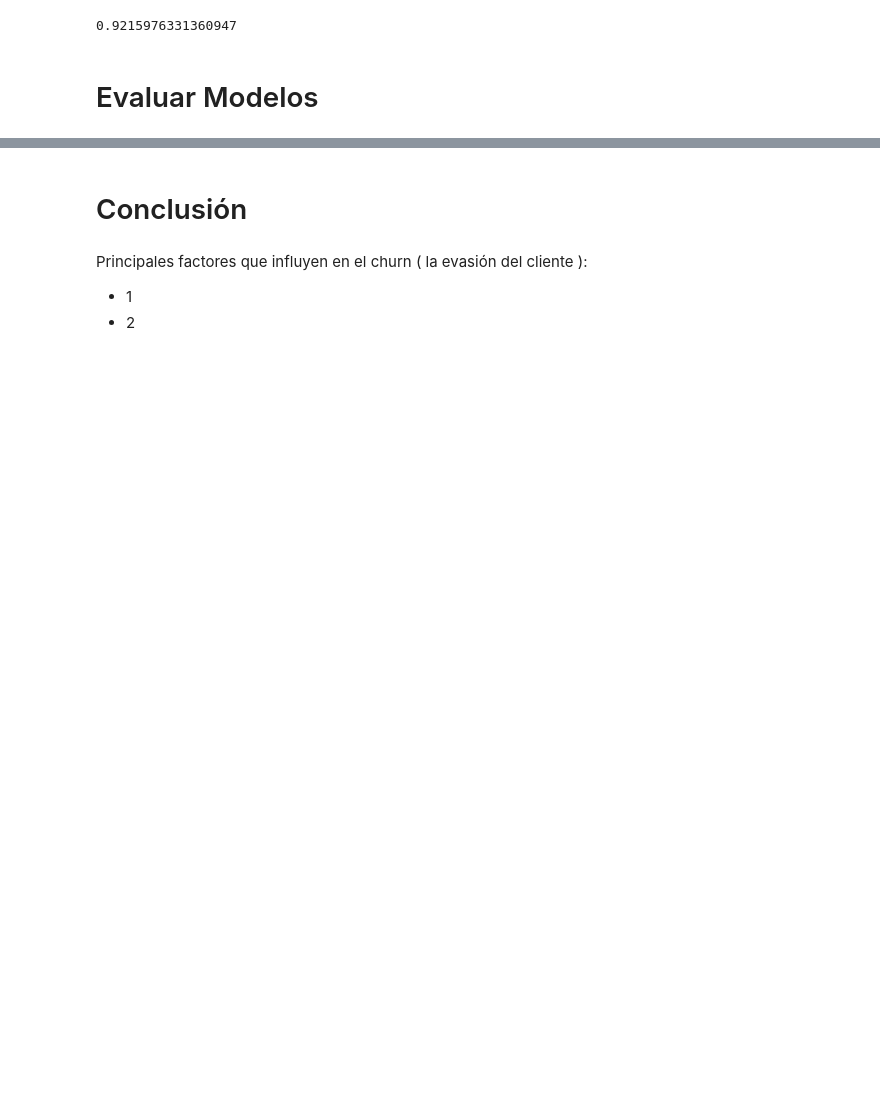
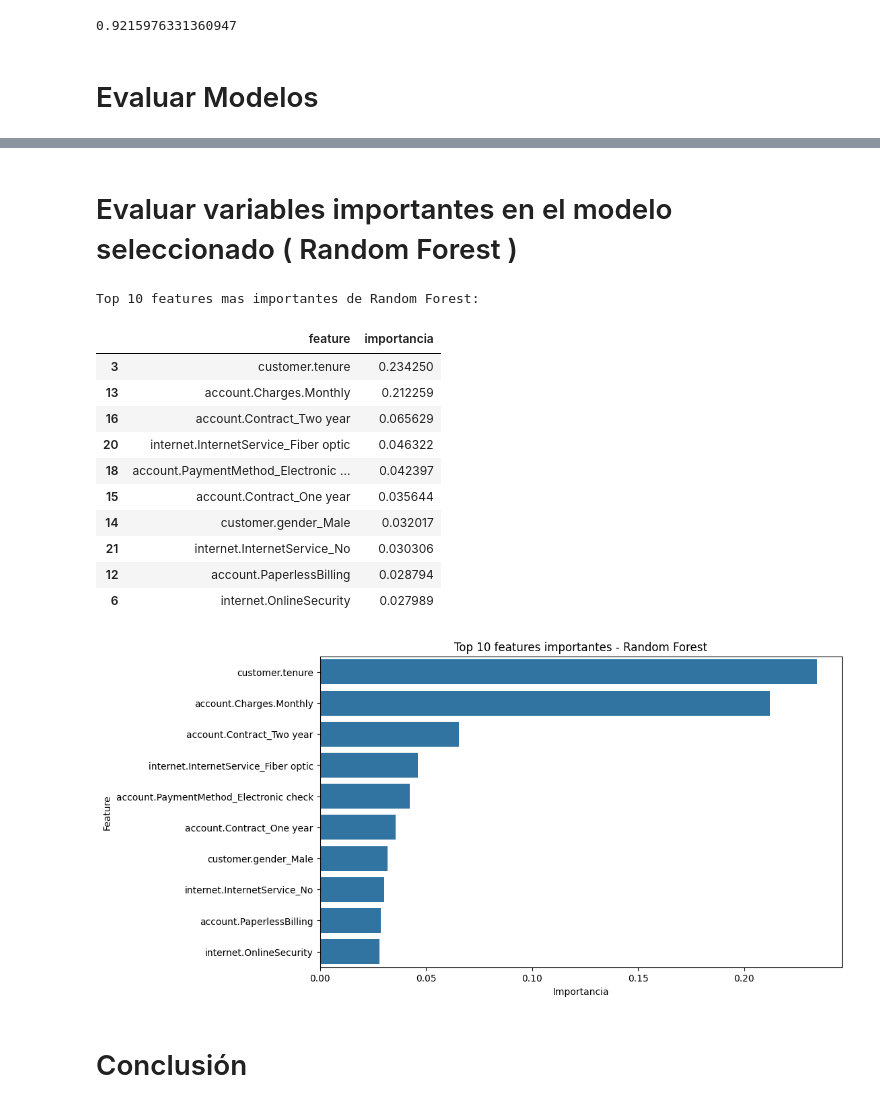
Before and after one commit to kevirui/challenge-telecom-x, a Jupyter notebook: notebooks/analisisEstadisticoCategorico.ipynb, the cells around one changed output, grey strips where cells are left out. Cells and saved outputs as stored; diff of their text form; code cells hidden in the pictures; blank space fills up the shorter version.

```diff
--- a/notebooks/analisisEstadisticoCategorico.ipynb
+++ b/notebooks/analisisEstadisticoCategorico.ipynb
@@ -284,6 +447,42 @@ knn.score(x_test_norm, y_test)
+# %% [markdown]
+# Evaluar variables importantes en el modelo seleccionado ( Random Forest )
+# %%
+# Para el Random Forest entrenado con class_weight en el split actual:
+importances = forest_no_balance.feature_importances_
+
+# Obtener los nombres de los features
+feature_names = x_train.columns
+
+# Crear un dataframe para mejor visualización
+feature_importances_df = pd.DataFrame({'feature': feature_names, 'importancia': importances})
+
+# Filtrar los valores por importancia
+feature_importances_df = feature_importances_df.sort_values('importancia', ascending=False)
+
+# Visualizar las features top
+print("Top 10 features mas importantes de Random Forest:")
+display(feature_importances_df.head(10))
+
+# Visualizar la importancia de las features
+plt.figure(figsize=(10, 6))
+sns.barplot(x='importancia', y='feature', data=feature_importances_df.head(10))
+plt.title('Top 10 features importantes - Random Forest')
+plt.xlabel('Importancia')
+plt.ylabel('Feature')
+plt.show()
+# %% [output]
+Top 10 features mas importantes de Random Forest:
+|  | feature | importancia |
+| 3 | customer.tenure | 0.234250 |
+| 13 | account.Charges.Monthly | 0.212259 |
+| 16 | account.Contract_Two year | 0.065629 |
+| 20 | internet.InternetService_Fiber optic | 0.046322 |
+| 18 | account.PaymentMethod_Electronic ... | 0.042397 |
+| 15 | account.Contract_One year | 0.035644 |
+| 14 | customer.gender_Male | 0.032017 |
+| 21 | internet.InternetService_No | 0.030306 |
+| 12 | account.PaperlessBilling | 0.028794 |
+| 6 | internet.OnlineSecurity | 0.027989 |
+[figure, added]
 # %% [markdown]
 # Conclusión
-# %% [markdown]
-Principales factores que influyen en el churn ( la evasión del cliente ):
-- 1
-- 2
```
Also changed, not shown: parts of 14 cells of this notebook.
